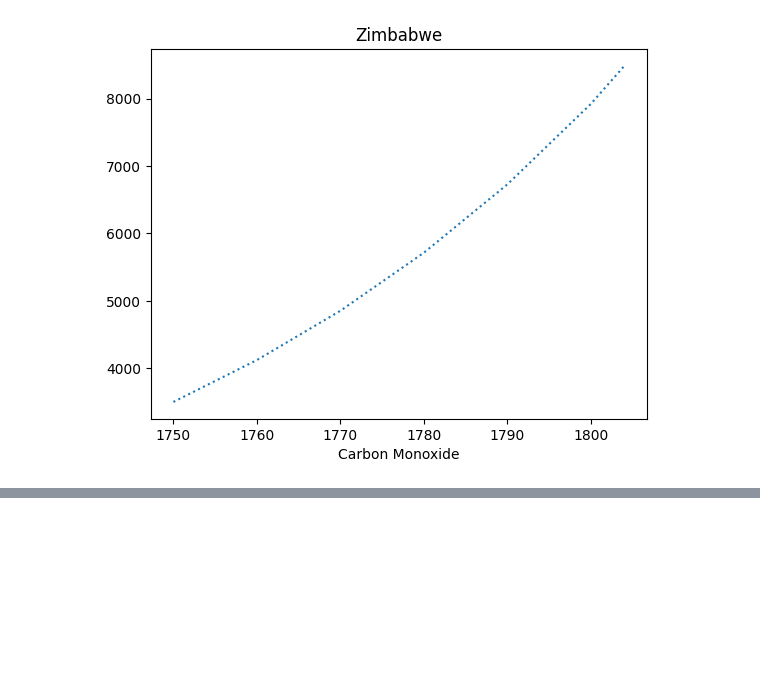
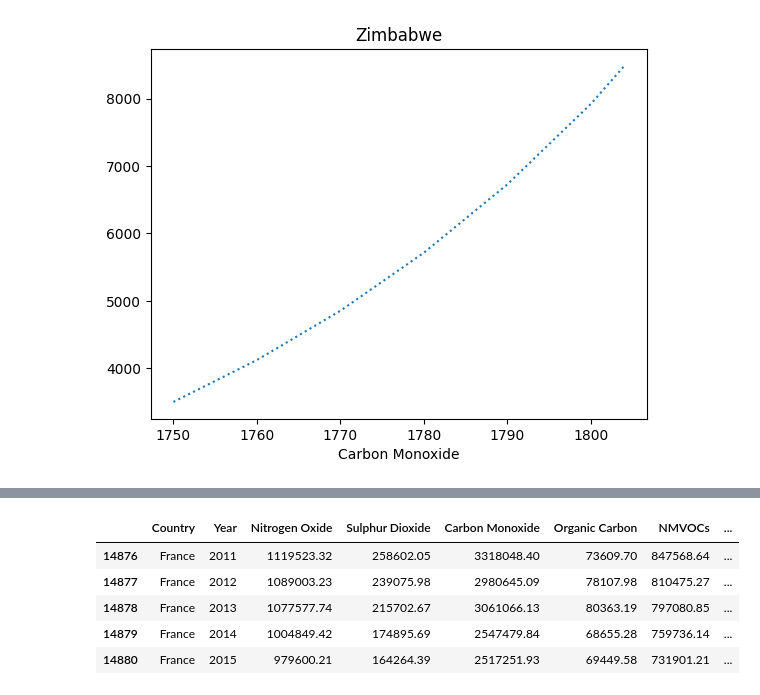
Before and after one commit to Dizziolica/PlayAroundWithData, a Jupyter notebook: aiplt.ipynb, the cells around one changed output, grey strips where cells are left out. Cells and saved outputs as stored; diff of their text form; code cells hidden in the pictures; blank space fills up the shorter version.

```diff
--- a/aiplt.ipynb
+++ b/aiplt.ipynb
@@ -78,0 +87,10 @@ plt.show()
+# %%
+Year = Unique[Unique["Year"] > 2010]
+Year.head()
+# %% [output]
+|  | Country | Year | Nitrogen Oxide | Sulphur Dioxide | Carbon Monoxide | Organic Carbon | NMVOCs | ... |
+| 14876 | France | 2011 | 1119523.32 | 258602.05 | 3318048.40 | 73609.70 | 847568.64 | ... |
+| 14877 | France | 2012 | 1089003.23 | 239075.98 | 2980645.09 | 78107.98 | 810475.27 | ... |
+| 14878 | France | 2013 | 1077577.74 | 215702.67 | 3061066.13 | 80363.19 | 797080.85 | ... |
+| 14879 | France | 2014 | 1004849.42 | 174895.69 | 2547479.84 | 68655.28 | 759736.14 | ... |
+| 14880 | France | 2015 | 979600.21 | 164264.39 | 2517251.93 | 69449.58 | 731901.21 | ... |
```
Also changed, not shown: parts of 7 cells of this notebook.
